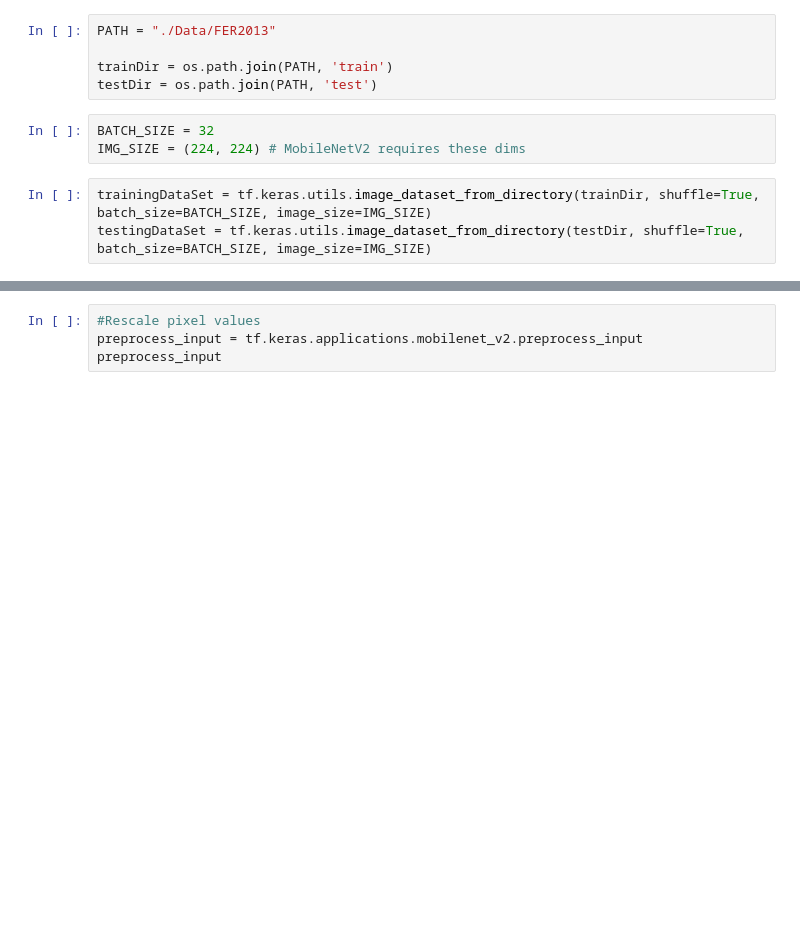
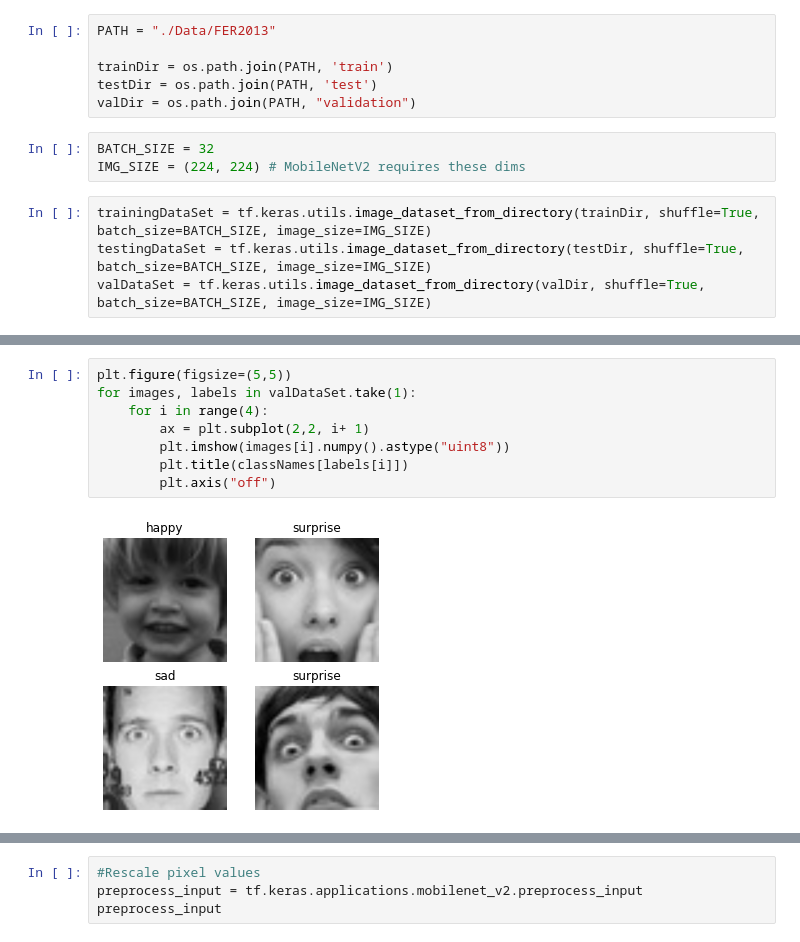
Before and after one commit to AGilarde12/OutinTech, a Jupyter notebook: AI_v2.ipynb, the cells around one changed output, grey strips where cells are left out. Drawn from its saved outputs; the diff is of its cells as text; blank space fills up the shorter version.

```diff
--- a/AI_v2.ipynb
+++ b/AI_v2.ipynb
@@ -10,12 +10,14 @@ PATH = "./Data/FER2013"
 
 trainDir = os.path.join(PATH, 'train')
 testDir = os.path.join(PATH, 'test')
+valDir = os.path.join(PATH, "validation")
 # %%
 BATCH_SIZE = 32
 IMG_SIZE = (224, 224) # MobileNetV2 requires these dims
 # %%
 trainingDataSet = tf.keras.utils.image_dataset_from_directory(trainDir, shuffle=True, batch_size=BATCH_SIZE, image_size=IMG_SIZE)
 testingDataSet = tf.keras.utils.image_dataset_from_directory(testDir, shuffle=True, batch_size=BATCH_SIZE, image_size=IMG_SIZE)
+valDataSet = tf.keras.utils.image_dataset_from_directory(valDir, shuffle=True, batch_size=BATCH_SIZE, image_size=IMG_SIZE)
 # %% [output]
 Found 28709 files belonging to 7 classes.
 Found 7178 files belonging to 7 classes.
@@ -33,0 +37,10 @@ for images, labels in trainingDataSet.take(1):
+# %%
+plt.figure(figsize=(5,5))
+for images, labels in valDataSet.take(1):
+    for i in range(4):
+        ax = plt.subplot(2,2, i+ 1)
+        plt.imshow(images[i].numpy().astype("uint8"))
+        plt.title(classNames[labels[i]])
+        plt.axis("off")
+# %% [output]
+[figure, added]
```
Also changed, not shown: parts of 33 cells of this notebook.
